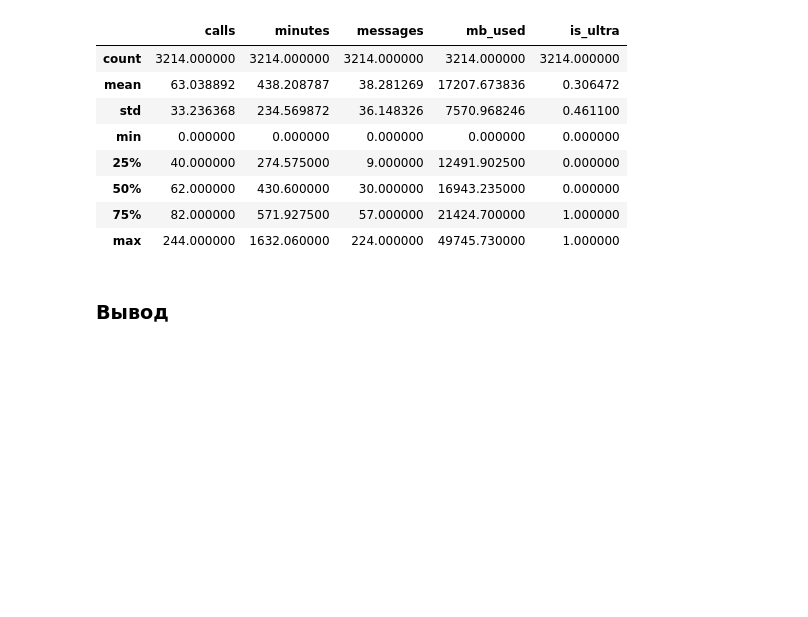
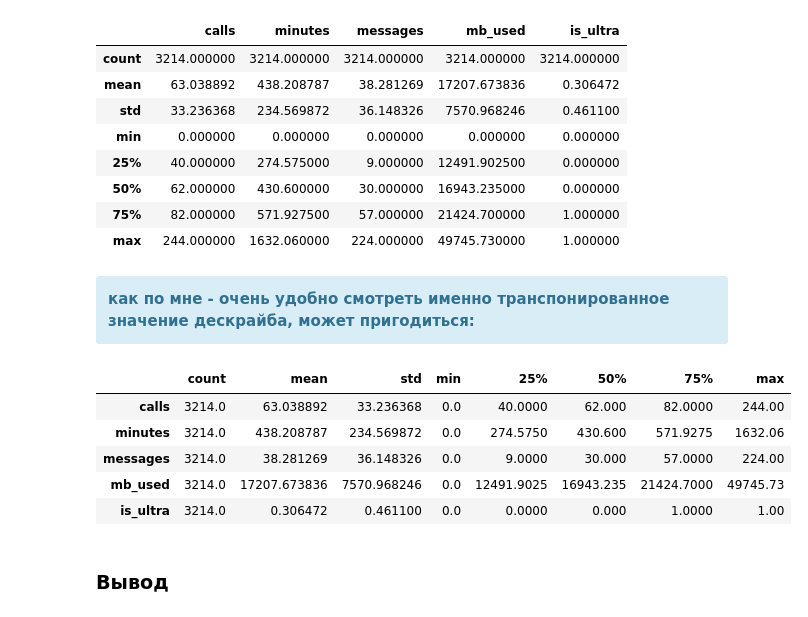
Before and after one commit to Gvozdyara/ml-tariff-classification, a Jupyter notebook: prediction_mobile_tariffs.ipynb, the cells around one changed output. Cells and saved outputs as stored; diff of their text form; code cells hidden in the pictures; blank space fills up the shorter version.

```diff
--- a/prediction_mobile_tariffs.ipynb
+++ b/prediction_mobile_tariffs.ipynb
@@ -97,6 +108,19 @@ frame.describe()
 | 50% | 62.000000 | 430.600000 | 30.000000 | 16943.235000 | 0.000000 |
 | 75% | 82.000000 | 571.927500 | 57.000000 | 21424.700000 | 1.000000 |
 | max | 244.000000 | 1632.060000 | 224.000000 | 49745.730000 | 1.000000 |
+# %% [markdown]
+<div class="alert alert-info">
+<b>как по мне - очень удобно смотреть именно транспонированное значение дескрайба, может пригодиться:</b>
+</div>
+# %%
+frame.describe().T
+# %% [output]
+|  | count | mean | std | min | 25% | 50% | 75% | max |
+| calls | 3214.0 | 63.038892 | 33.236368 | 0.0 | 40.0000 | 62.000 | 82.0000 | 244.00 |
+| minutes | 3214.0 | 438.208787 | 234.569872 | 0.0 | 274.5750 | 430.600 | 571.9275 | 1632.06 |
+| messages | 3214.0 | 38.281269 | 36.148326 | 0.0 | 9.0000 | 30.000 | 57.0000 | 224.00 |
+| mb_used | 3214.0 | 17207.673836 | 7570.968246 | 0.0 | 12491.9025 | 16943.235 | 21424.7000 | 49745.73 |
+| is_ultra | 3214.0 | 0.306472 | 0.461100 | 0.0 | 0.0000 | 0.000 | 1.0000 | 1.00 |
 # %% [markdown]
 ### Вывод
 # %% [markdown]
```
Also changed, not shown: parts of 26 cells of this notebook.
